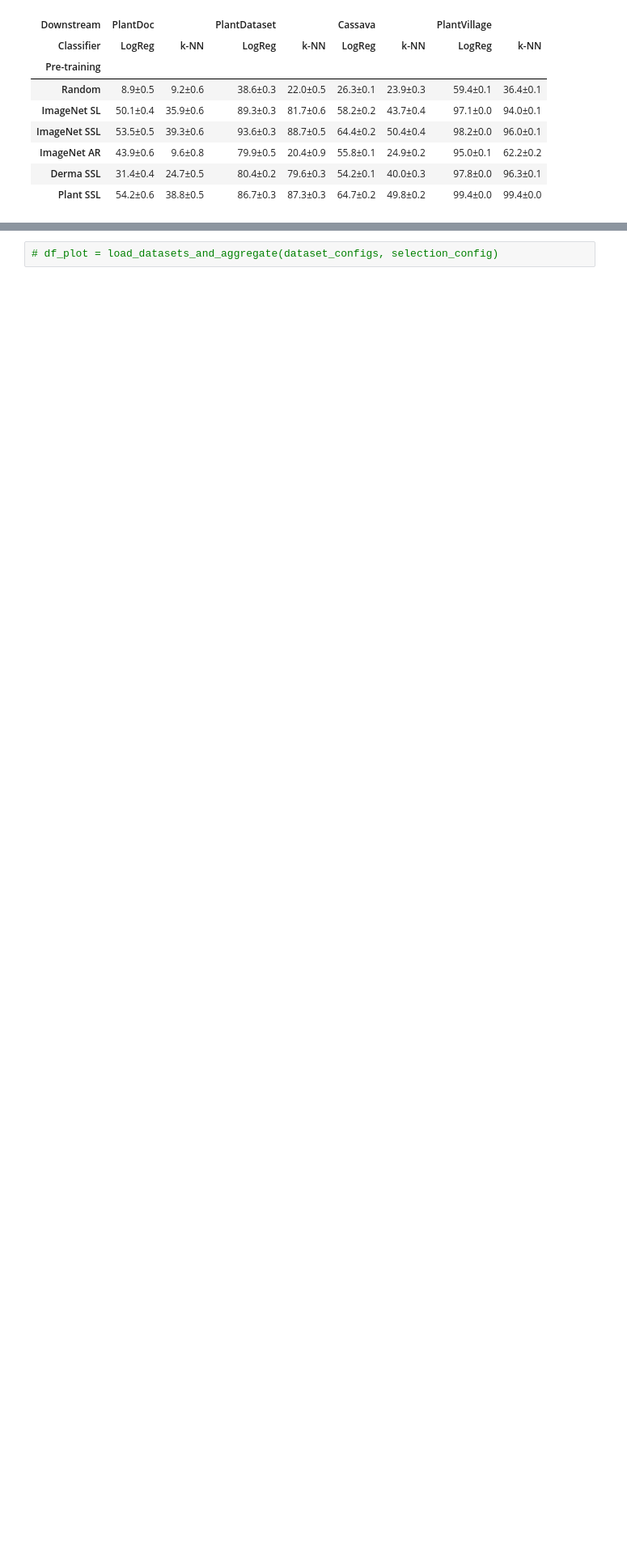
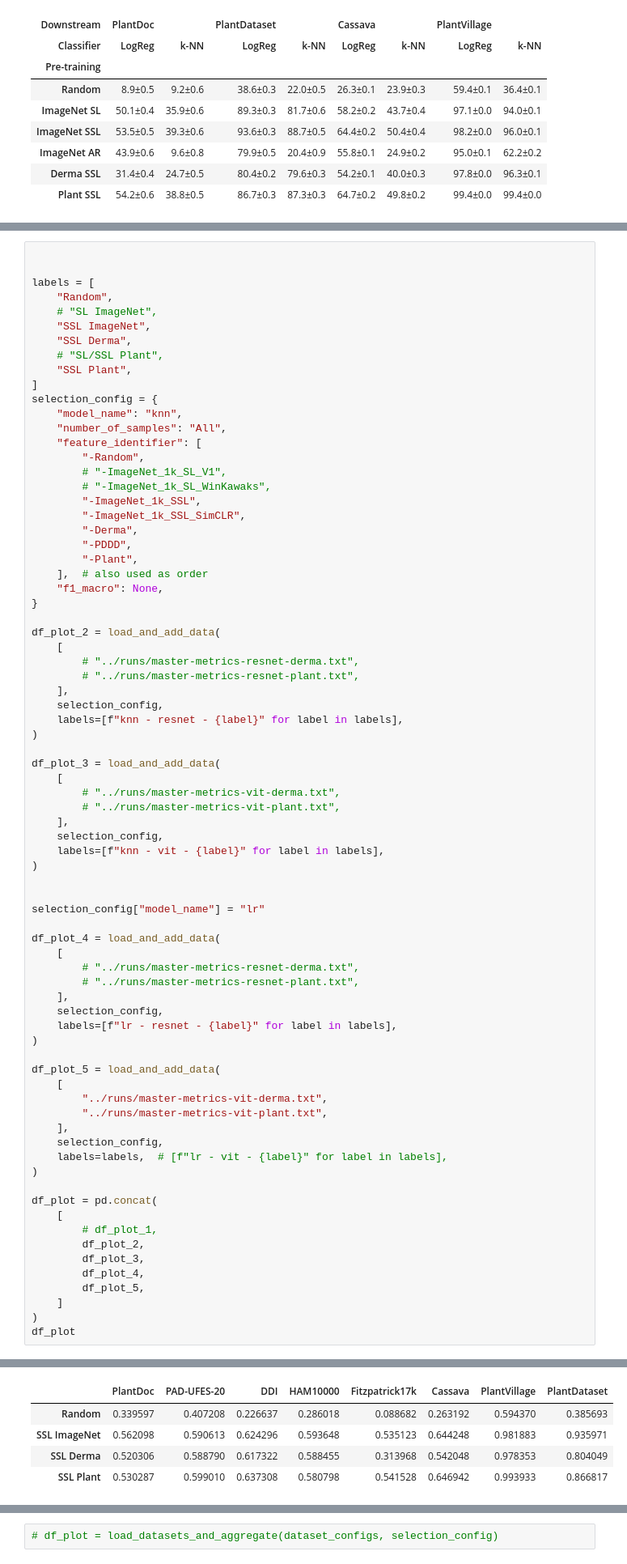
Before and after one commit to AlexanderPeter/thesis, a Jupyter notebook: code/31_plot_spider.ipynb, the cells around one changed output, grey strips where cells are left out. Shown at 81% size. Saved outputs shown, nothing was run; the diff lists cells and outputs as text; blank space fills up the shorter version.

```diff
--- a/code/31_plot_spider.ipynb
+++ b/code/31_plot_spider.ipynb
@@ -264,0 +234,77 @@ dataset_key: Fitzpatrick17k-, ../runs/master-metrics-vit-plant.txt
+# %%
+
+
+labels = [
+    "Random",
+    # "SL ImageNet",
+    "SSL ImageNet",
+    "SSL Derma",
+    # "SL/SSL Plant",
+    "SSL Plant",
+]
+selection_config = {
+    "model_name": "knn",
+    "number_of_samples": "All",
+    "feature_identifier": [
+        "-Random",
+        # "-ImageNet_1k_SL_V1",
+        # "-ImageNet_1k_SL_WinKawaks",
+        "-ImageNet_1k_SSL",
+        "-ImageNet_1k_SSL_SimCLR",
+        "-Derma",
+        "-PDDD",
+        "-Plant",
+    ],  # also used as order
+    "f1_macro": None,
+}
+
+df_plot_2 = load_and_add_data(
+    [
+        # "../runs/master-metrics-resnet-derma.txt",
+        # "../runs/master-metrics-resnet-plant.txt",
+    ],
+    selection_config,
+    labels=[f"knn - resnet - {label}" for label in labels],
+)
+
+df_plot_3 = load_and_add_data(
+    [
+        # "../runs/master-metrics-vit-derma.txt",
+        # "../runs/master-metrics-vit-plant.txt",
+    ],
+    selection_config,
+    labels=[f"knn - vit - {label}" for label in labels],
+)
+
+
+selection_config["model_name"] = "lr"
+
+df_plot_4 = load_and_add_data(
+    [
+        # "../runs/master-metrics-resnet-derma.txt",
+        # "../runs/master-metrics-resnet-plant.txt",
+    ],
+    selection_config,
+    labels=[f"lr - resnet - {label}" for label in labels],
+)
+
+df_plot_5 = load_and_add_data(
+    [
+        "../runs/master-metrics-vit-derma.txt",
+        "../runs/master-metrics-vit-plant.txt",
+    ],
+    selection_config,
+    labels=labels,  # [f"lr - vit - {label}" for label in labels],
+)
+
+df_plot = pd.concat(
+    [
+        # df_plot_1,
+        df_plot_2,
+        df_plot_3,
+        df_plot_4,
+        df_plot_5,
+    ]
+)
+df_plot
+# %% [output]
@@ -264,0 +325,5 @@ dataset_key: Fitzpatrick17k-, ../runs/master-metrics-vit-plant.txt
+|  | PlantDoc | PAD-UFES-20 | DDI | HAM10000 | Fitzpatrick17k | Cassava | PlantVillage | PlantDataset |
+| Random | 0.339597 | 0.407208 | 0.226637 | 0.286018 | 0.088682 | 0.263192 | 0.594370 | 0.385693 |
+| SSL ImageNet | 0.562098 | 0.590613 | 0.624296 | 0.593648 | 0.535123 | 0.644248 | 0.981883 | 0.935971 |
+| SSL Derma | 0.520306 | 0.588790 | 0.617322 | 0.588455 | 0.313968 | 0.542048 | 0.978353 | 0.804049 |
+| SSL Plant | 0.530287 | 0.599010 | 0.637308 | 0.580798 | 0.541528 | 0.646942 | 0.993933 | 0.866817 |
```
Also changed, not shown: parts of 9 cells of this notebook, 8 other files.
